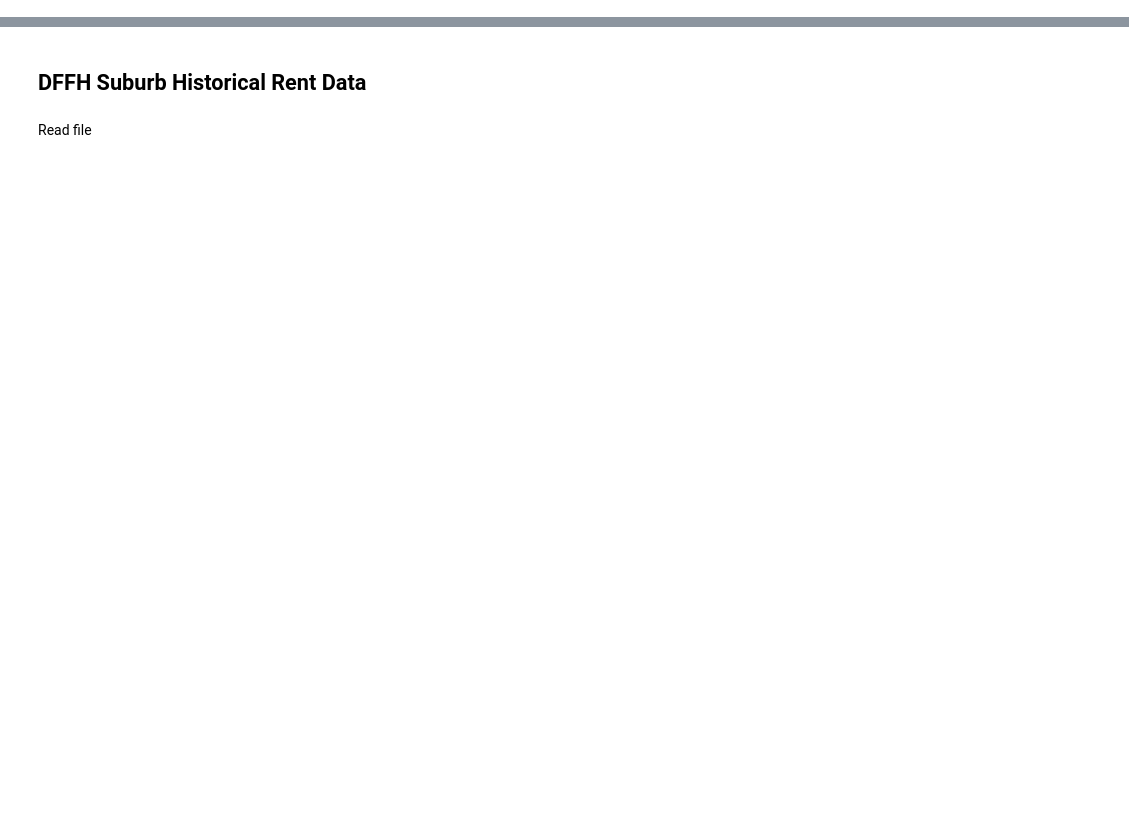
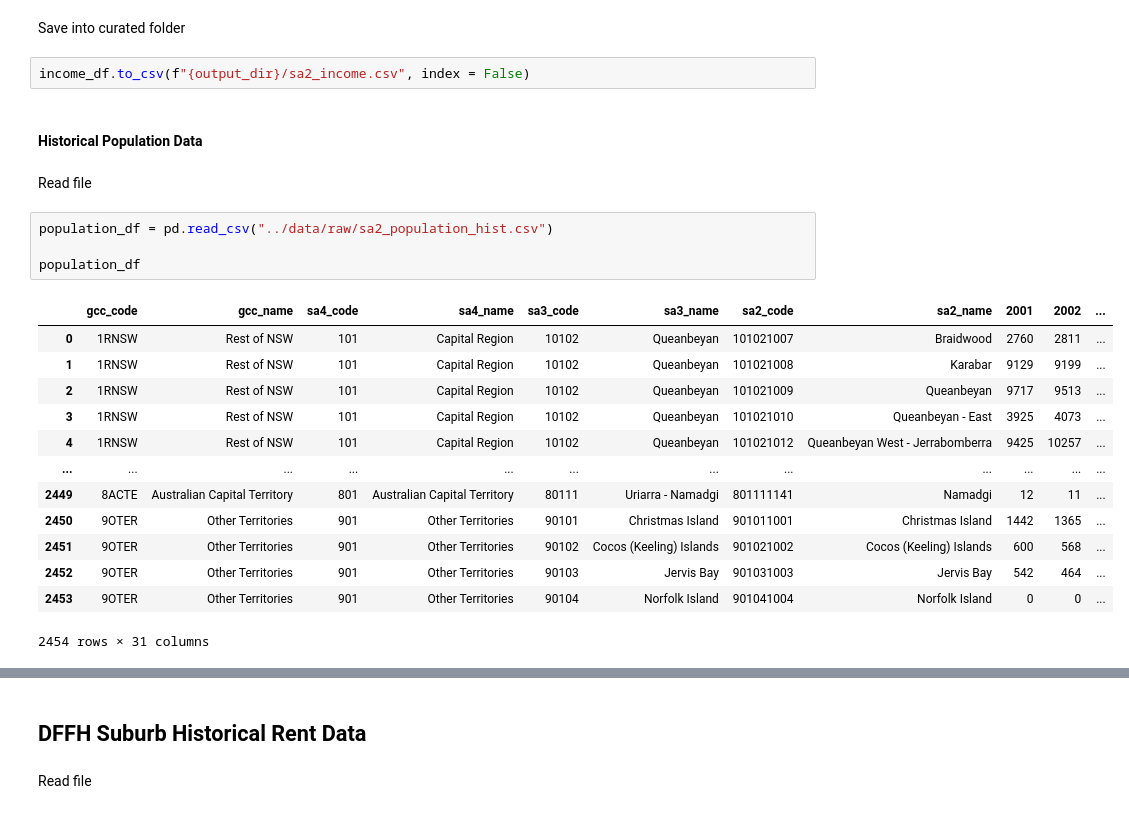
Before and after one commit to MAST30034-AppliedDataScience/project-2-group-real-estate-industry-project-21, a Jupyter notebook: notebooks/curate_external.ipynb, the cells around one changed output, grey strips where cells are left out. Cells and saved outputs as stored; diff of their text form; blank space fills up the shorter version.

```diff
--- a/notebooks/curate_external.ipynb
+++ b/notebooks/curate_external.ipynb
@@ -7,0 +225,26 @@ import geopandas as gpd
+# %% [markdown]
+Save into curated folder
+# %%
+income_df.to_csv(f"{output_dir}/sa2_income.csv", index = False)
+# %% [markdown]
+#### Historical Population Data
+# %% [markdown]
+Read file
+# %%
+population_df = pd.read_csv("../data/raw/sa2_population_hist.csv")
+
+population_df
+# %% [output]
+|  | gcc_code | gcc_name | sa4_code | sa4_name | sa3_code | sa3_name | sa2_code | sa2_name | 2001 | 2002 | ... |
+| 0 | 1RNSW | Rest of NSW | 101 | Capital Region | 10102 | Queanbeyan | 101021007 | Braidwood | 2760 | 2811 | ... |
+| 1 | 1RNSW | Rest of NSW | 101 | Capital Region | 10102 | Queanbeyan | 101021008 | Karabar | 9129 | 9199 | ... |
+| 2 | 1RNSW | Rest of NSW | 101 | Capital Region | 10102 | Queanbeyan | 101021009 | Queanbeyan | 9717 | 9513 | ... |
+| 3 | 1RNSW | Rest of NSW | 101 | Capital Region | 10102 | Queanbeyan | 101021010 | Queanbeyan - East | 3925 | 4073 | ... |
+| 4 | 1RNSW | Rest of NSW | 101 | Capital Region | 10102 | Queanbeyan | 101021012 | Queanbeyan West - Jerrabomberra | 9425 | 10257 | ... |
+| ... | ... | ... | ... | ... | ... | ... | ... | ... | ... | ... | ... |
+| 2449 | 8ACTE | Australian Capital Territory | 801 | Australian Capital Territory | 80111 | Uriarra - Namadgi | 801111141 | Namadgi | 12 | 11 | ... |
+| 2450 | 9OTER | Other Territories | 901 | Other Territories | 90101 | Christmas Island | 901011001 | Christmas Island | 1442 | 1365 | ... |
+| 2451 | 9OTER | Other Territories | 901 | Other Territories | 90102 | Cocos (Keeling) Islands | 901021002 | Cocos (Keeling) Islands | 600 | 568 | ... |
+| 2452 | 9OTER | Other Territories | 901 | Other Territories | 90103 | Jervis Bay | 901031003 | Jervis Bay | 542 | 464 | ... |
+| 2453 | 9OTER | Other Territories | 901 | Other Territories | 90104 | Norfolk Island | 901041004 | Norfolk Island | 0 | 0 | ... |
+2454 rows × 31 columns
```
Also changed, not shown: parts of 357 cells of this notebook, 1 other file.
